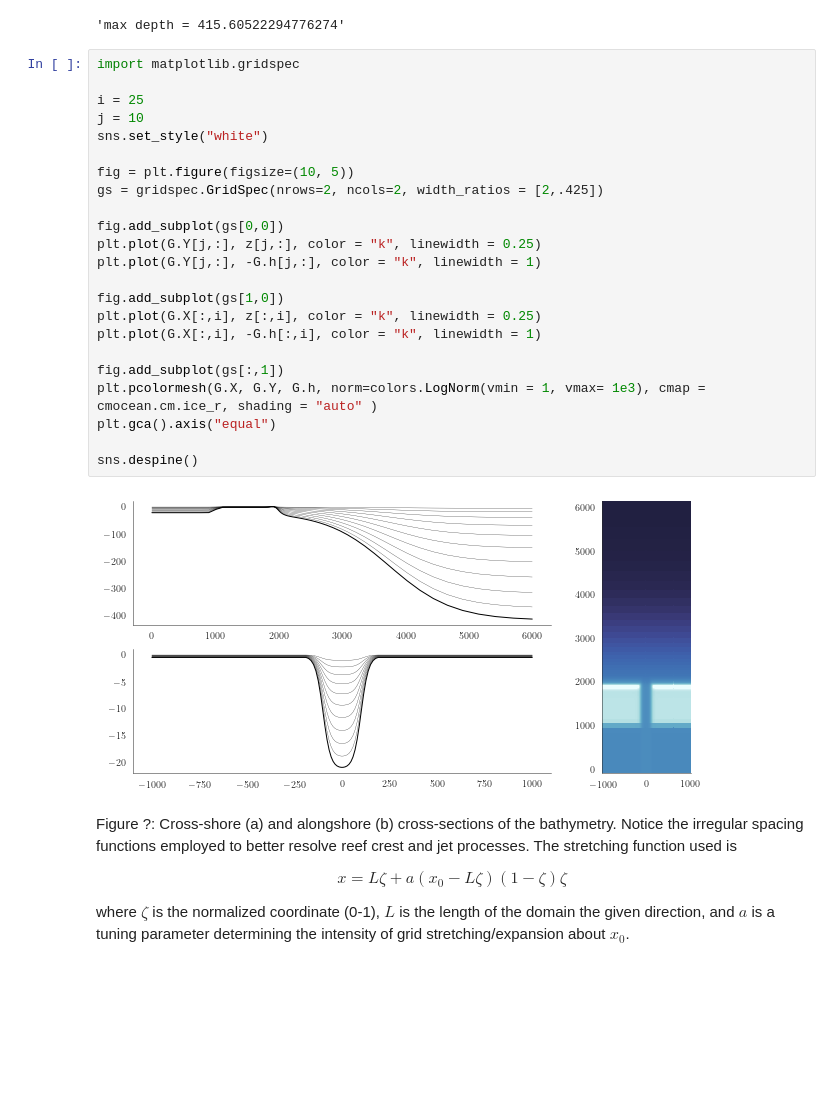
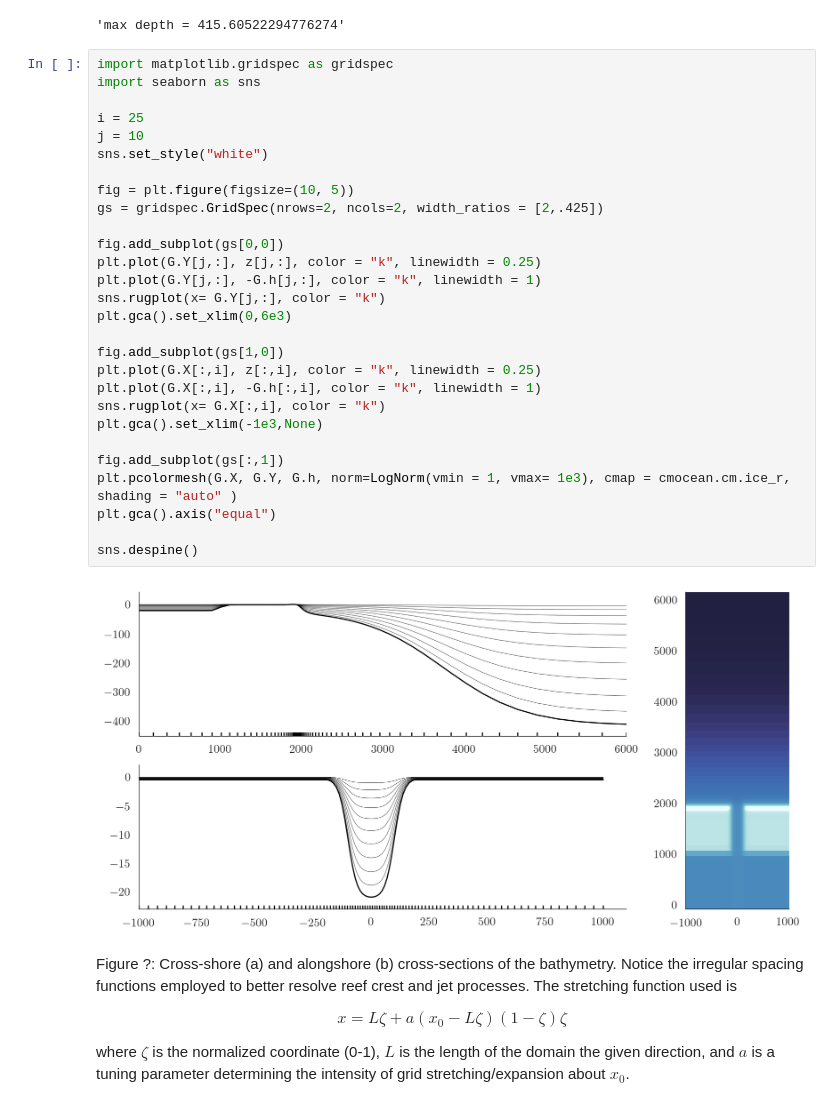
Before and after one commit to wingtorres/annulus, a Jupyter notebook: grid/ann_grid_analytic.ipynb, the cells around one changed output. Drawn from its saved outputs; the diff is of its cells as text; blank space fills up the shorter version.

Commit message:
update plotting

```diff
--- a/grid/ann_grid_analytic.ipynb
+++ b/grid/ann_grid_analytic.ipynb
@@ -161,30 +161,35 @@ Maximum rx0-value = 0.6299838259628456
 'min depth = 0.5'
 'max depth = 415.60522294776274'
 # %%
-import matplotlib.gridspec
+import matplotlib.gridspec as gridspec
+import seaborn as sns
 
 i = 25
 j = 10
 sns.set_style("white")
 
 fig = plt.figure(figsize=(10, 5))
 gs = gridspec.GridSpec(nrows=2, ncols=2, width_ratios = [2,.425])
 
 fig.add_subplot(gs[0,0])
 plt.plot(G.Y[j,:], z[j,:], color = "k", linewidth = 0.25)
 plt.plot(G.Y[j,:], -G.h[j,:], color = "k", linewidth = 1)
+sns.rugplot(x= G.Y[j,:], color = "k")
+plt.gca().set_xlim(0,6e3)
 
 fig.add_subplot(gs[1,0])
 plt.plot(G.X[:,i], z[:,i], color = "k", linewidth = 0.25)
 plt.plot(G.X[:,i], -G.h[:,i], color = "k", linewidth = 1)
+sns.rugplot(x= G.X[:,i], color = "k")
+plt.gca().set_xlim(-1e3,None)
 
 fig.add_subplot(gs[:,1])
-plt.pcolormesh(G.X, G.Y, G.h, norm=colors.LogNorm(vmin = 1, vmax= 1e3), cmap = cmocean.cm.ice_r, shading = "auto" )
+plt.pcolormesh(G.X, G.Y, G.h, norm=LogNorm(vmin = 1, vmax= 1e3), cmap = cmocean.cm.ice_r, shading = "auto" )
 plt.gca().axis("equal")
 
 sns.despine()
 # %% [output]
-[figure, old version]
+[figure, new version]
 # %% [markdown]
 Figure ?: Cross-shore (a) and alongshore (b) cross-sections of the bathymetry. Notice the irregular spacing functions employed to better resolve reef crest and jet processes. The stretching function used is
 
```
